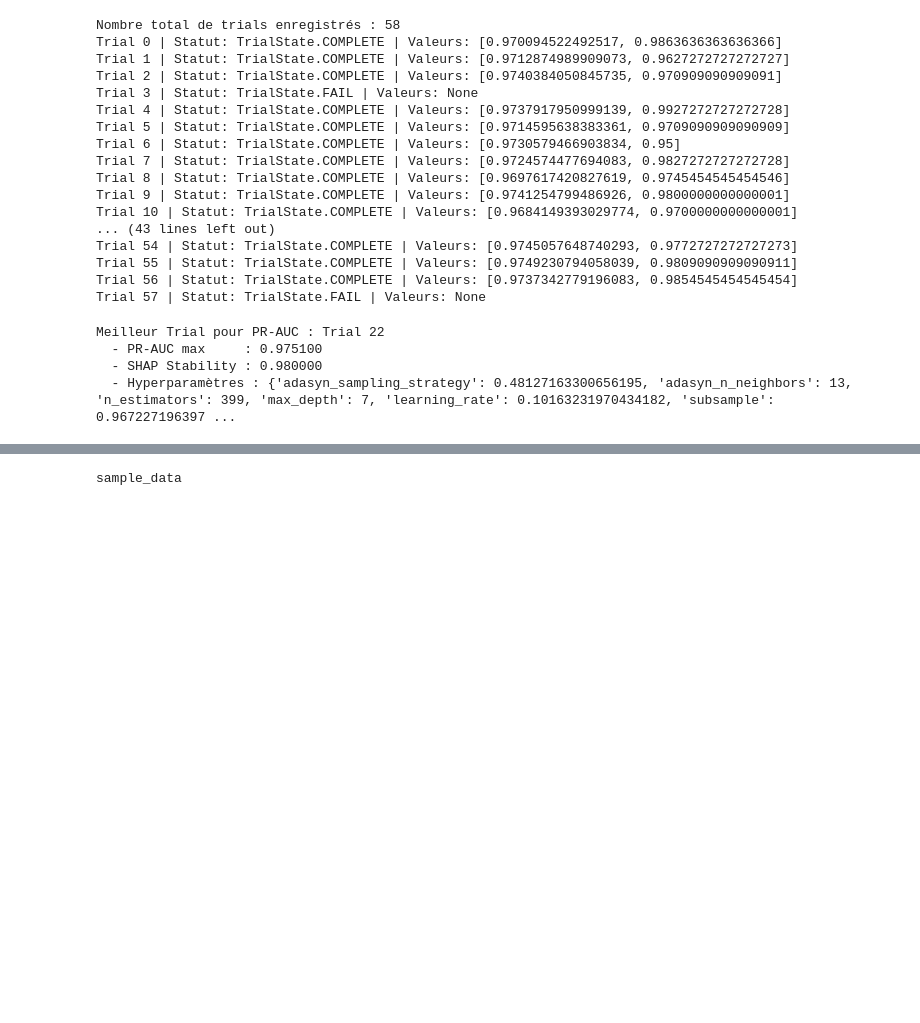
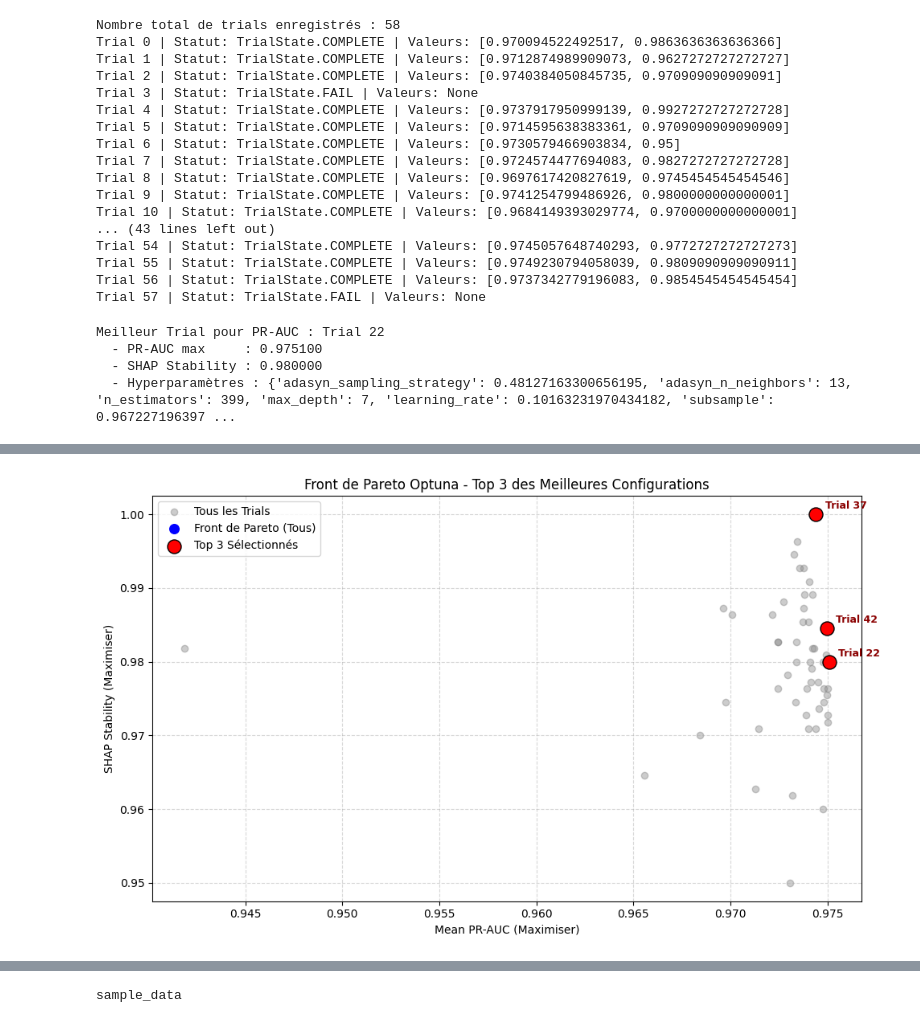
Before and after one commit to Chaabmanal2022/Balancing-PR-AUC-and-Explanation-Stability-in-Fraud-Detection, a Jupyter notebook: Pipeline_2_ADASYN.ipynb, the cells around one changed output, grey strips where cells are left out. Saved outputs shown, nothing was run; the diff lists cells and outputs as text; code cells hidden in the pictures; blank space fills up the shorter version.

```diff
--- a/Pipeline_2_ADASYN.ipynb
+++ b/Pipeline_2_ADASYN.ipynb
@@ -704,0 +724,80 @@ for trial in study.trials:
+# %%
+# 1. Extraction des trials du front de Pareto (meilleurs compromis PR-AUC vs SHAP Stability)
+best_trials = study.best_trials
+
+# 2. Conversion des résultats du Pareto en DataFrame
+pareto_data = []
+for t in best_trials:
+    row = {
+        "trial_number": t.number,
+        "mean_pr_auc": t.values[0],
+        "shap_stability": t.values[1],
+        **t.params
+    }
+    pareto_data.append(row)
+
+df_pareto = pd.DataFrame(pareto_data)
+
+# 3. Sélection des 3 MEILLEURS paramètres sur le Front de Pareto
+# Option A : Sélection par score Normalisé / Compromis équilibré (PR-AUC + SHAP Stability)
+# (Vous pouvez ajuster les poids selon votre priorité)
+df_pareto["score_compromis"] = df_pareto["mean_pr_auc"] + df_pareto["shap_stability"]
+top_3_trials = df_pareto.sort_values(by="score_compromis", ascending=False).head(3)
+
+print("=" * 70)
+print("TOP 3 DES MEILLEURS HYPERPARAMÈTRES DU FRONT DE PARETO")
+print("=" * 70)
+for idx, row in top_3_trials.iterrows():
+    print(f"\n🏆 Rank / Trial #{int(row['trial_number'])}")
+    print(f"   • Mean PR-AUC     : {row['mean_pr_auc']:.6f}")
+    print(f"   • SHAP Stability  : {row['shap_stability']:.6f}")
+    print("   • Paramètres ADASYN & XGBoost :")
+    for col in df_pareto.columns:
+        if col not in ["trial_number", "mean_pr_auc", "shap_stability", "score_compromis"]:
+            print(f"     - {col}: {row[col]}")
+
+# 4. Visualisation du Front de Pareto et mise en évidence des Top 3
+all_completed = [t for t in study.trials if t.state == optuna.trial.TrialState.COMPLETE]
+all_pr_auc = [t.values[0] for t in all_completed]
+all_shap = [t.values[1] for t in all_completed]
+
+plt.figure(figsize=(10, 6))
+
+# Tous les trials terminés
+plt.scatter(all_pr_auc, all_shap, color="gray", alpha=0.4, label="Tous les Trials")
+
+# L'ensemble du front de Pareto
+plt.scatter(df_pareto["mean_pr_auc"], df_pareto["shap_stability"], color="blue", s=70, label="Front de Pareto (Tous)")
+
+# Le TOP 3 sélectionné
+plt.scatter(
+    top_3_trials["mean_pr_auc"],
+    top_3_trials["shap_stability"],
+    color="red",
+    s=150,
+    edgecolors="black",
+    zorder=5,
+    label="Top 3 Sélectionnés"
+)
+
+# Annotations pour le Top 3
+for _, row in top_3_trials.iterrows():
+    plt.annotate(
+        f"Trial {int(row['trial_number'])}",
+        (row["mean_pr_auc"], row["shap_stability"]),
+        textcoords="offset points",
+        xytext=(8, 5),
+        ha="left",
+        fontsize=9,
+        weight="bold",
+        color="darkred"
+    )
+
+plt.xlabel("Mean PR-AUC (Maximiser)")
+plt.ylabel("SHAP Stability (Maximiser)")
+plt.title("Front de Pareto Optuna - Top 3 des Meilleures Configurations")
+plt.legend()
+plt.grid(True, linestyle="--", alpha=0.5)
+plt.tight_layout()
+plt.show()
+# %% [output]
@@ -704,0 +821 @@ for trial in study.trials:
+[figure, added]
```
Also changed, not shown: parts of 8 cells of this notebook.
